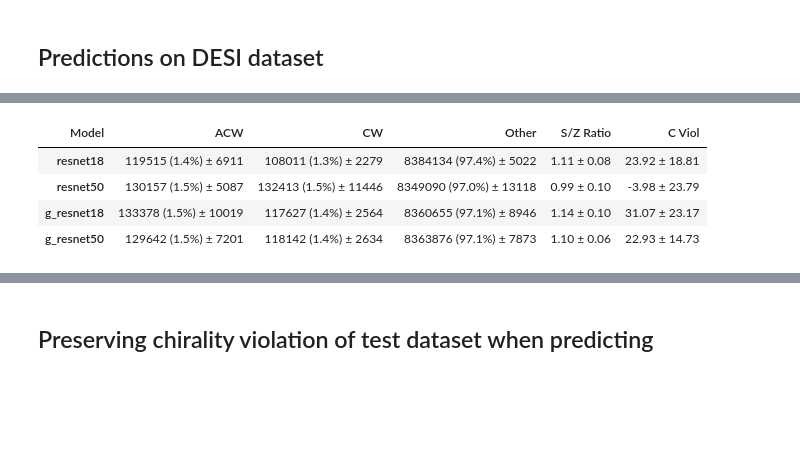
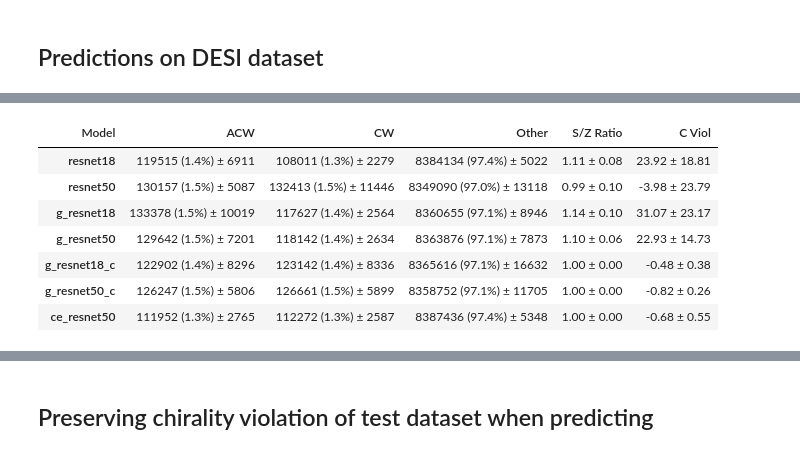
Before and after one commit to neil-power/mphys-galaxy, a Jupyter notebook: Code/predict_metrics.ipynb, the cells around one changed output, grey strips where cells are left out. Drawn from its saved outputs; the diff is of its cells as text; code cells hidden in the pictures; blank space fills up the shorter version.

```diff
--- a/Code/predict_metrics.ipynb
+++ b/Code/predict_metrics.ipynb
@@ -20,8 +20,8 @@ model_ids = ['resnet18_cut_dataset',
 # %% [markdown]
 ## Predictions on DESI dataset
 # %%
-repeat_metrics = get_predict_results_runs(model_ids[0:4],5,METRICS_PATH,print_latex=True)
-repeat_metrics.head(7)
+repeat_metrics = get_predict_results_runs(model_ids,5,METRICS_PATH,print_latex=True)
+repeat_metrics.head(7) #Takes 4 mins
 # %% [output]
 \begin{tabular}{llllll}
 \hline
@@ -34,7 +37,10 @@ repeat_metrics.head(7)
 \hline
 \end{tabular}
 | Model | ACW | CW | Other | S/Z Ratio | C Viol |
 | resnet18 | 119515 (1.4%) ± 6911 | 108011 (1.3%) ± 2279 | 8384134 (97.4%) ± 5022 | 1.11 ± 0.08 | 23.92 ± 18.81 |
 | resnet50 | 130157 (1.5%) ± 5087 | 132413 (1.5%) ± 11446 | 8349090 (97.0%) ± 13118 | 0.99 ± 0.10 | -3.98 ± 23.79 |
 | g_resnet18 | 133378 (1.5%) ± 10019 | 117627 (1.4%) ± 2564 | 8360655 (97.1%) ± 8946 | 1.14 ± 0.10 | 31.07 ± 23.17 |
 | g_resnet50 | 129642 (1.5%) ± 7201 | 118142 (1.4%) ± 2634 | 8363876 (97.1%) ± 7873 | 1.10 ± 0.06 | 22.93 ± 14.73 |
+| g_resnet18_c | 122902 (1.4%) ± 8296 | 123142 (1.4%) ± 8336 | 8365616 (97.1%) ± 16632 | 1.00 ± 0.00 | -0.48 ± 0.38 |
+| g_resnet50_c | 126247 (1.5%) ± 5806 | 126661 (1.5%) ± 5899 | 8358752 (97.1%) ± 11705 | 1.00 ± 0.00 | -0.82 ± 0.26 |
+| ce_resnet50 | 111952 (1.3%) ± 2765 | 112272 (1.3%) ± 2587 | 8387436 (97.4%) ± 5348 | 1.00 ± 0.00 | -0.68 ± 0.55 |
```
Also changed, not shown: parts of 4 cells of this notebook, 1 other file.
